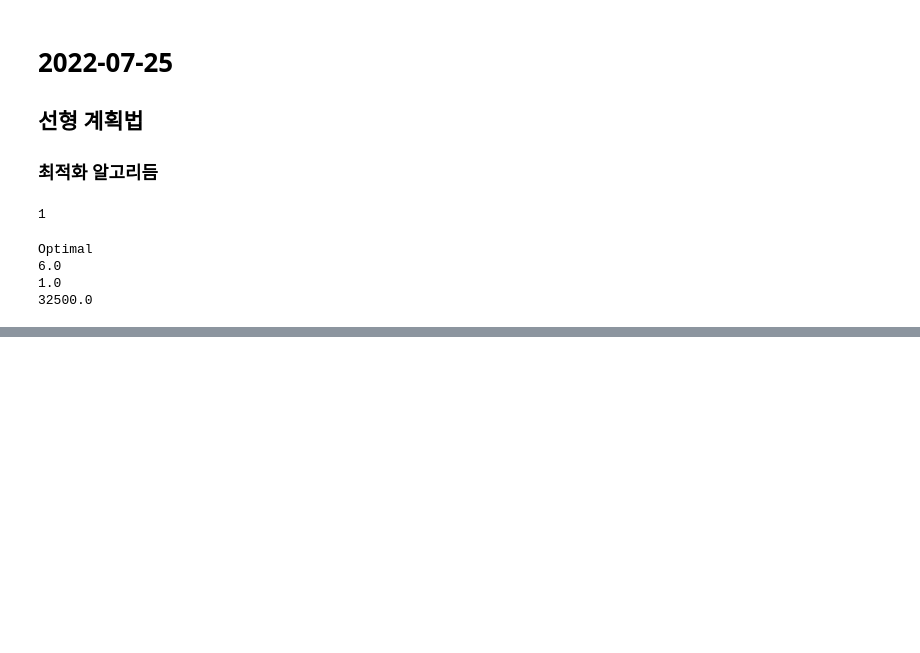
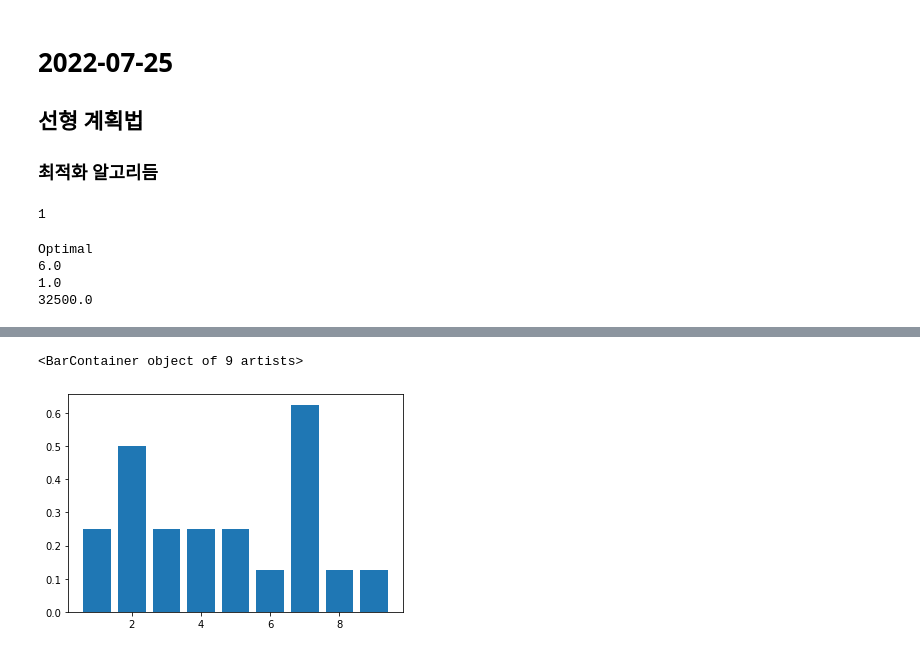
Before and after one commit to tigerkey10/bioinfo.github.io, a Jupyter notebook: 2022-07-24-greedy_algorithm_and_others.ipynb, the cells around one changed output, grey strips where cells are left out. Cells and saved outputs as stored; diff of their text form; code cells hidden in the pictures; blank space fills up the shorter version.

```diff
--- a/2022-07-24-greedy_algorithm_and_others.ipynb
+++ b/2022-07-24-greedy_algorithm_and_others.ipynb
@@ -201,0 +276,5 @@ Optimal
+# %%
+plt.bar(nx.degree_centrality(g).keys(), nx.degree_centrality(g).values())
+# %% [output]
+<BarContainer object of 9 artists>
+[figure, added]
```
Also changed, not shown: parts of 19 cells of this notebook, 4 other files.
